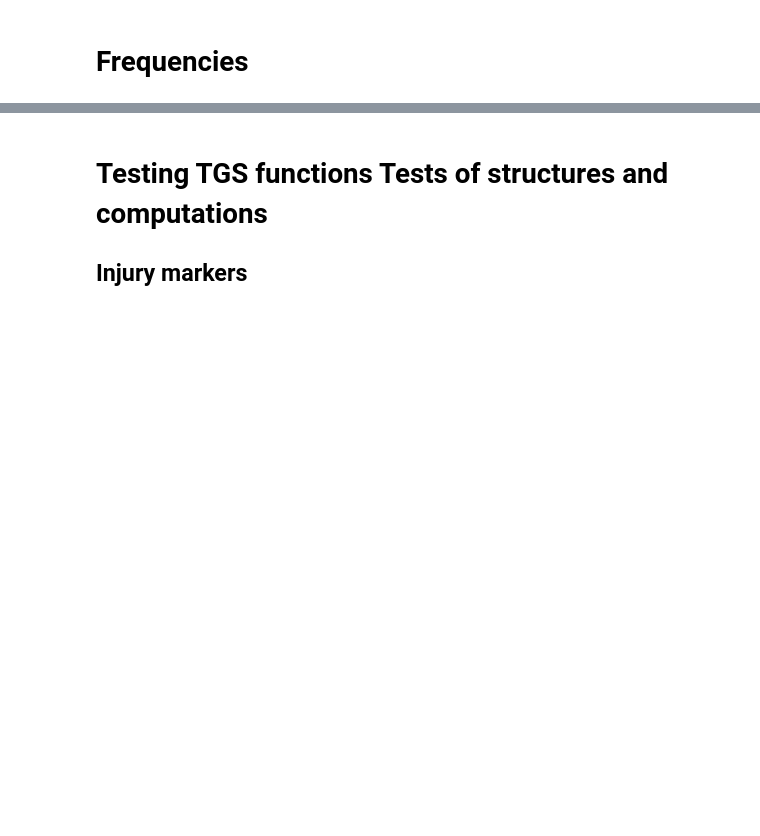
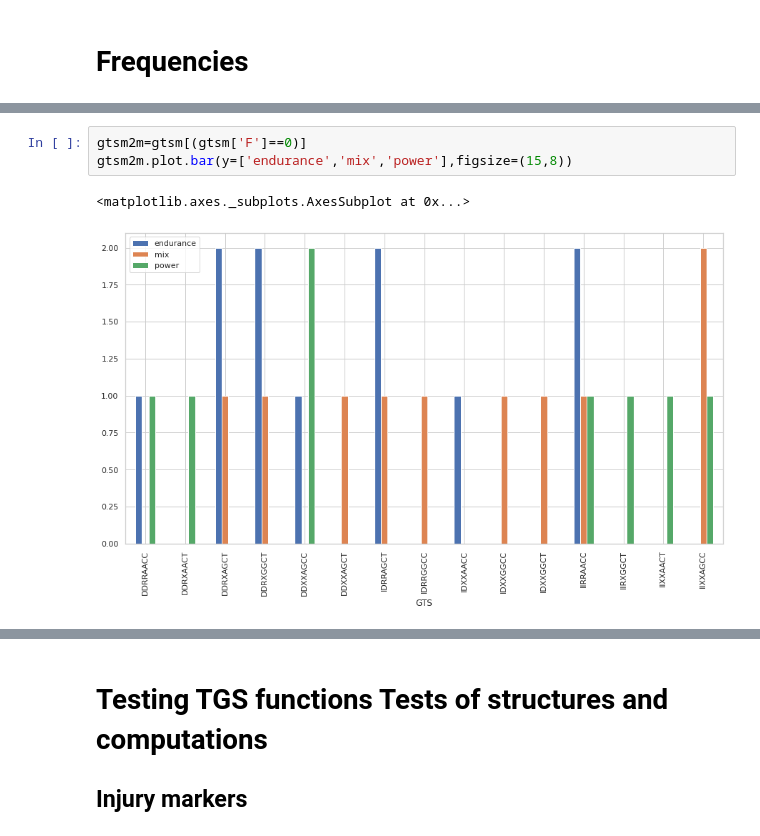
Before and after one commit to erinijapranckeviciene/ppolygenic, a Jupyter notebook: ppolygenic.ipynb, the cells around one changed output, grey strips where cells are left out. Saved outputs shown, nothing was run; the diff lists cells and outputs as text; blank space fills up the shorter version.

```diff
--- a/ppolygenic.ipynb
+++ b/ppolygenic.ipynb
@@ -497,0 +469,6 @@ sns.despine(offset=10, trim=True)
+# %%
+gtsm2m=gtsm[(gtsm['F']==0)]
+gtsm2m.plot.bar(y=['endurance','mix','power'],figsize=(15,8))
+# %% [output]
+<matplotlib.axes._subplots.AxesSubplot at 0x...>
+[figure, added]
```
Also changed, not shown: parts of 48 cells of this notebook.
